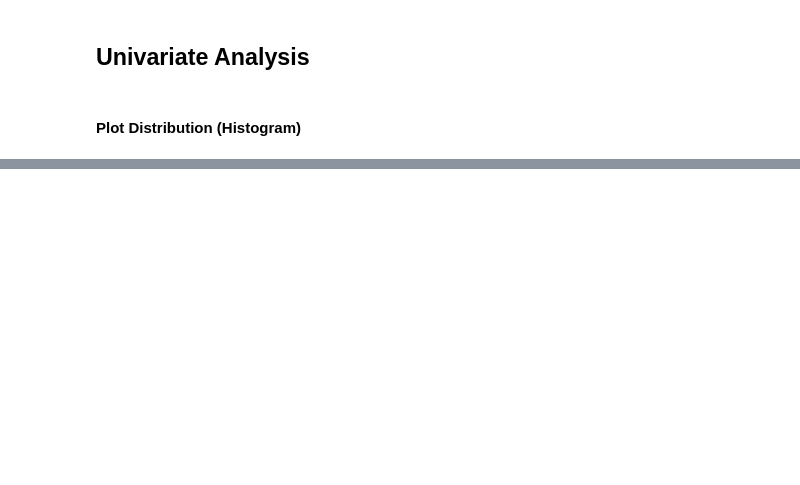
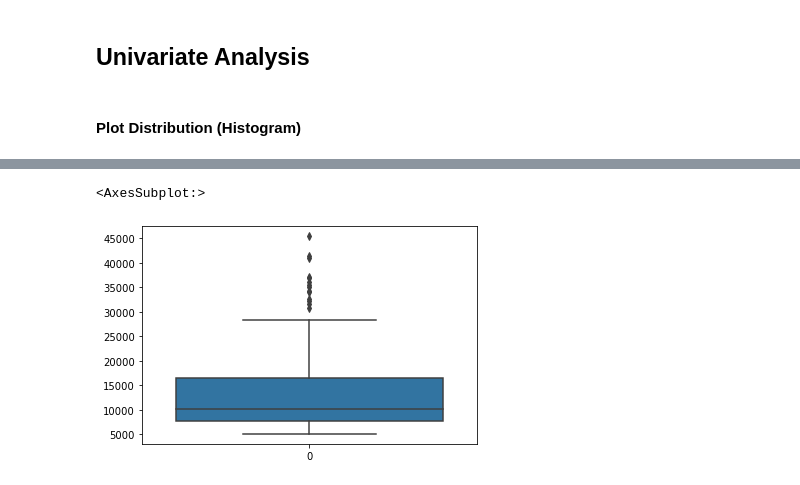
Before and after one commit to pwahane/tutorials, a Jupyter notebook: visualisation.ipynb, the cells around one changed output, grey strips where cells are left out. Drawn from its saved outputs; the diff is of its cells as text; code cells hidden in the pictures; blank space fills up the shorter version.

```diff
--- a/visualisation.ipynb
+++ b/visualisation.ipynb
@@ -120,0 +135,5 @@ sns.displot(auto_data['highway_mpg'])
+# %%
+sns.boxplot(data=auto_data['price'])
+# %% [output]
+<AxesSubplot:>
+[figure, added]
```
Also changed, not shown: parts of 20 cells of this notebook.
